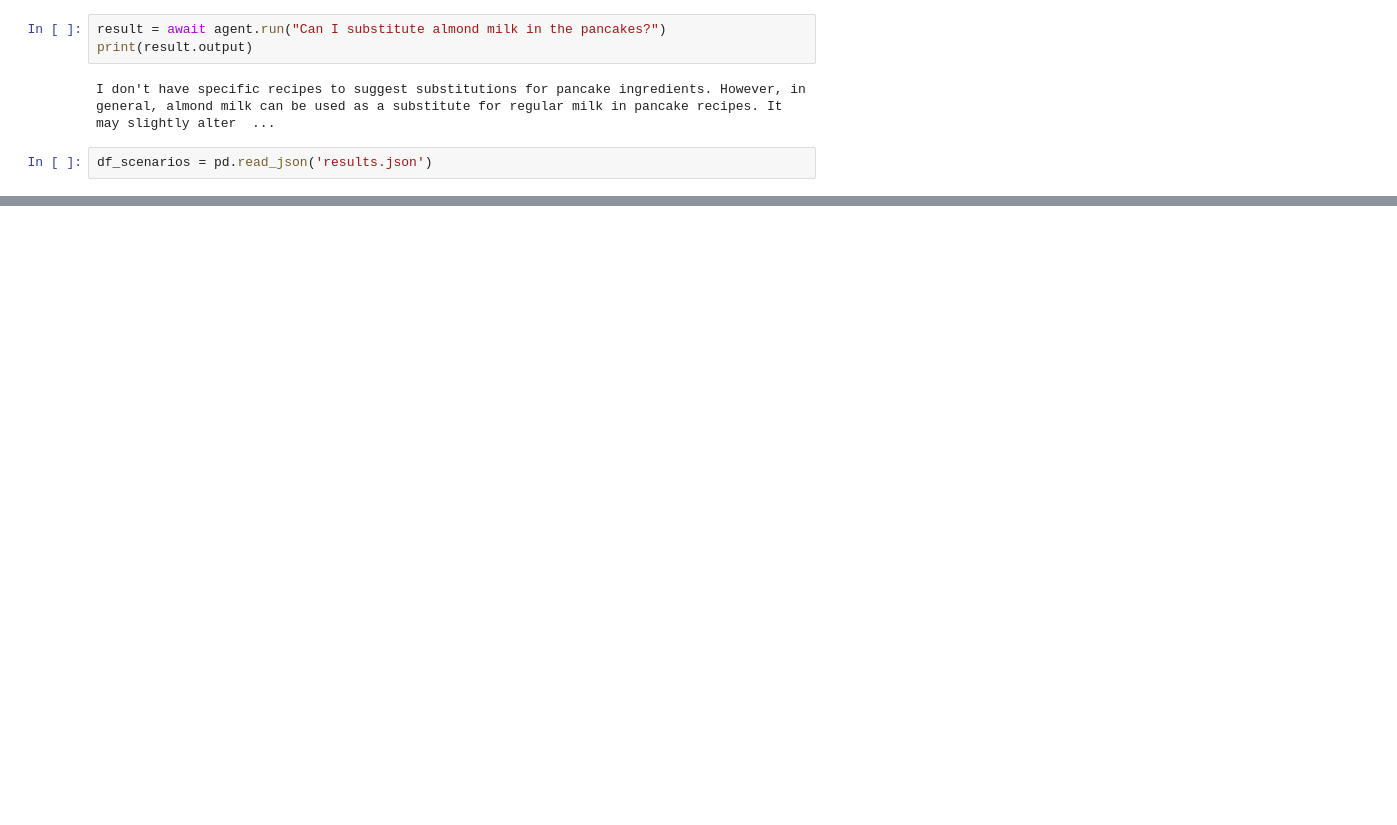
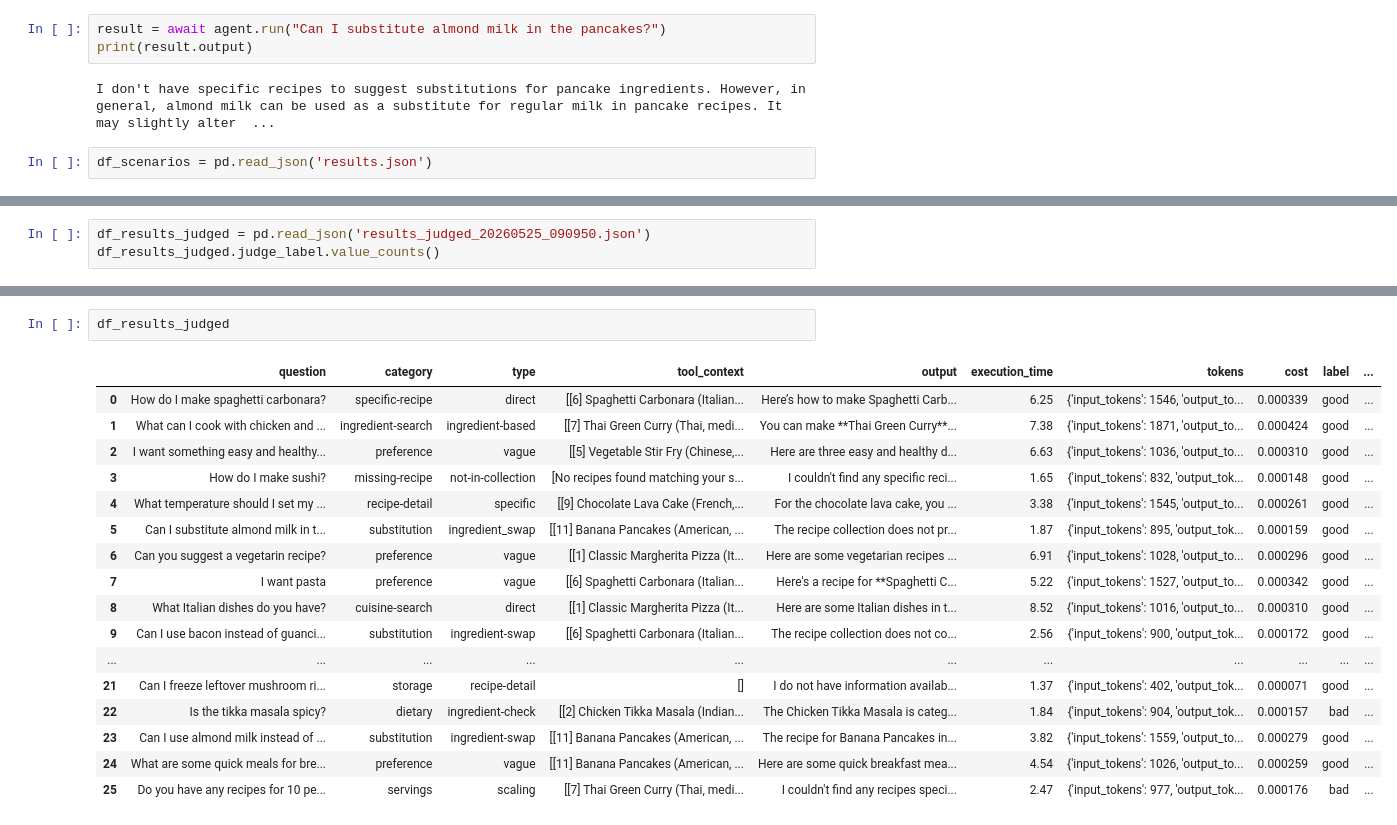
Before and after one commit to katjaweb/AI_Engineering, a Jupyter notebook: 06-evaluation/evaluation.ipynb, the cells around one changed output, grey strips where cells are left out. Drawn from its saved outputs; the diff is of its cells as text; blank space fills up the shorter version.

```diff
--- a/06-evaluation/evaluation.ipynb
+++ b/06-evaluation/evaluation.ipynb
@@ -29,0 +238,3 @@ Name: count, dtype: int64
+# %%
+df_results_judged = pd.read_json('results_judged_20260525_090950.json')
+df_results_judged.judge_label.value_counts()
@@ -29,0 +267,20 @@ Name: count, dtype: int64
+# %%
+df_results_judged
+# %% [output]
+|  | question | category | type | tool_context | output | execution_time | tokens | cost | label | ... |
+| 0 | How do I make spaghetti carbonara? | specific-recipe | direct | [[6] Spaghetti Carbonara (Italian... | Here’s how to make Spaghetti Carb... | 6.25 | {'input_tokens': 1546, 'output_to... | 0.000339 | good | ... |
+| 1 | What can I cook with chicken and ... | ingredient-search | ingredient-based | [[7] Thai Green Curry (Thai, medi... | You can make **Thai Green Curry**... | 7.38 | {'input_tokens': 1871, 'output_to... | 0.000424 | good | ... |
+| 2 | I want something easy and healthy... | preference | vague | [[5] Vegetable Stir Fry (Chinese,... | Here are three easy and healthy d... | 6.63 | {'input_tokens': 1036, 'output_to... | 0.000310 | good | ... |
+| 3 | How do I make sushi? | missing-recipe | not-in-collection | [No recipes found matching your s... | I couldn't find any specific reci... | 1.65 | {'input_tokens': 832, 'output_tok... | 0.000148 | good | ... |
+| 4 | What temperature should I set my ... | recipe-detail | specific | [[9] Chocolate Lava Cake (French,... | For the chocolate lava cake, you ... | 3.38 | {'input_tokens': 1545, 'output_to... | 0.000261 | good | ... |
+| 5 | Can I substitute almond milk in t... | substitution | ingredient_swap | [[11] Banana Pancakes (American, ... | The recipe collection does not pr... | 1.87 | {'input_tokens': 895, 'output_tok... | 0.000159 | good | ... |
+| 6 | Can you suggest a vegetarin recipe? | preference | vague | [[1] Classic Margherita Pizza (It... | Here are some vegetarian recipes ... | 6.91 | {'input_tokens': 1028, 'output_to... | 0.000296 | good | ... |
+| 7 | I want pasta | preference | vague | [[6] Spaghetti Carbonara (Italian... | Here's a recipe for **Spaghetti C... | 5.22 | {'input_tokens': 1527, 'output_to... | 0.000342 | good | ... |
+| 8 | What Italian dishes do you have? | cuisine-search | direct | [[1] Classic Margherita Pizza (It... | Here are some Italian dishes in t... | 8.52 | {'input_tokens': 1016, 'output_to... | 0.000310 | good | ... |
+| 9 | Can I use bacon instead of guanci... | substitution | ingredient-swap | [[6] Spaghetti Carbonara (Italian... | The recipe collection does not co... | 2.56 | {'input_tokens': 900, 'output_tok... | 0.000172 | good | ... |
+| ... | ... | ... | ... | ... | ... | ... | ... | ... | ... | ... |
+| 21 | Can I freeze leftover mushroom ri... | storage | recipe-detail | [] | I do not have information availab... | 1.37 | {'input_tokens': 402, 'output_tok... | 0.000071 | good | ... |
+| 22 | Is the tikka masala spicy? | dietary | ingredient-check | [[2] Chicken Tikka Masala (Indian... | The Chicken Tikka Masala is categ... | 1.84 | {'input_tokens': 904, 'output_tok... | 0.000157 | bad | ... |
+| 23 | Can I use almond milk instead of ... | substitution | ingredient-swap | [[11] Banana Pancakes (American, ... | The recipe for Banana Pancakes in... | 3.82 | {'input_tokens': 1559, 'output_to... | 0.000279 | good | ... |
+| 24 | What are some quick meals for bre... | preference | vague | [[11] Banana Pancakes (American, ... | Here are some quick breakfast mea... | 4.54 | {'input_tokens': 1026, 'output_to... | 0.000259 | good | ... |
+| 25 | Do you have any recipes for 10 pe... | servings | scaling | [[7] Thai Green Curry (Thai, medi... | I couldn't find any recipes speci... | 2.47 | {'input_tokens': 977, 'output_tok... | 0.000176 | bad | ... |
```
Also changed, not shown: parts of 25 cells of this notebook.
